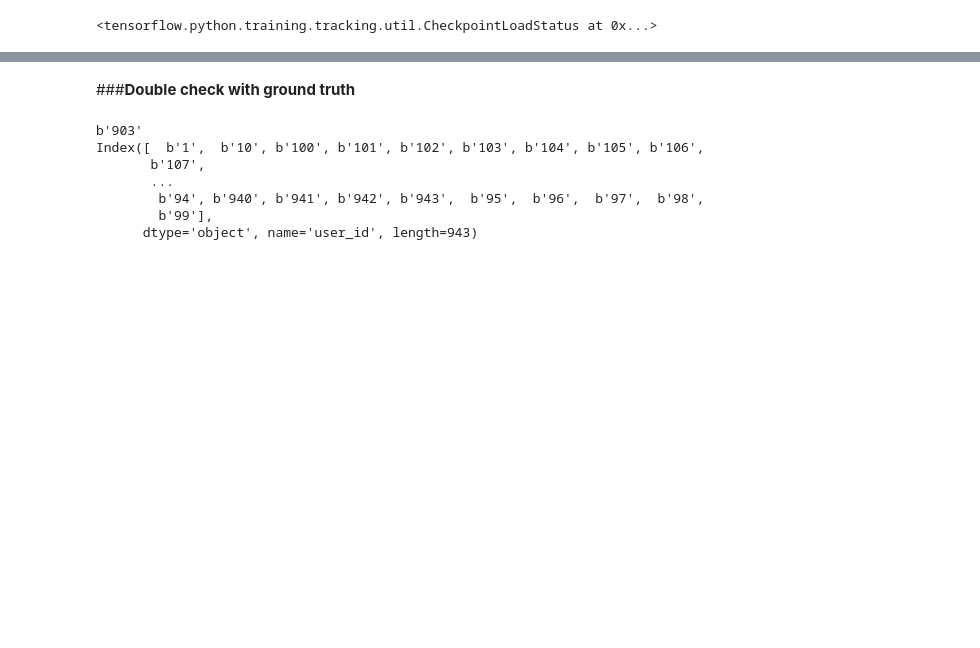
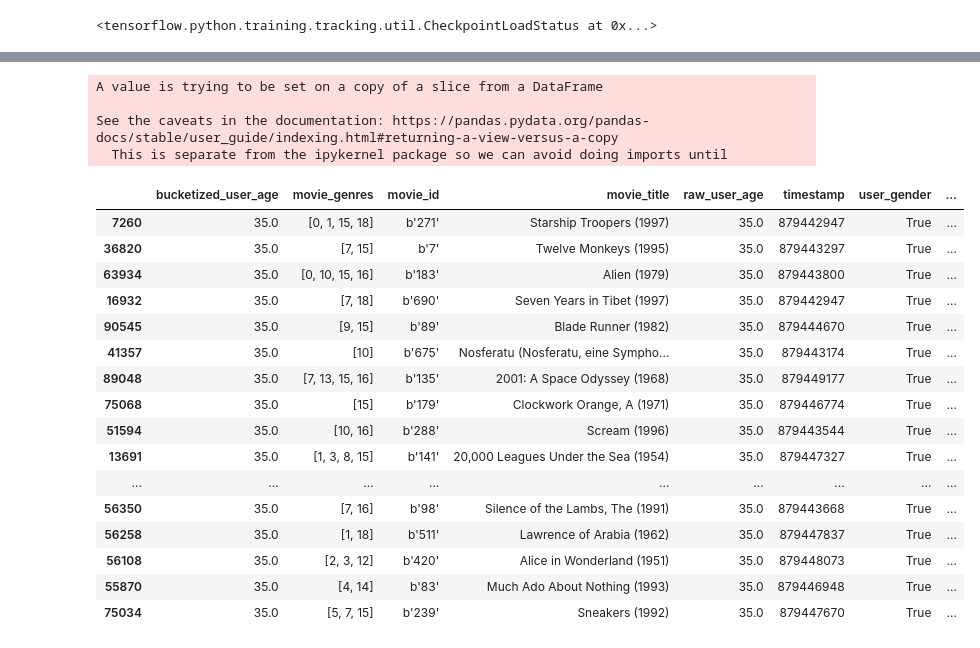
Before and after one commit to tuanle163/Movie_Recommender, a Jupyter notebook: [Multitask]Movie_Recommender.ipynb, the cells around one changed output, grey strips where cells are left out. Saved outputs shown, nothing was run; the diff lists cells and outputs as text; code cells hidden in the pictures; blank space fills up the shorter version.

```diff
--- a/[Multitask]Movie_Recommender.ipynb
+++ b/[Multitask]Movie_Recommender.ipynb
@@ -384,11 +462,13 @@ TypeError: TopK() takes no arguments
 # %%
 # Get recommendations.
-user = str(len(unique_user_ids)-40)
+user = str(len(unique_user_ids)-100)
 scores, titles = scann_index(tf.constant([user]))
+scores = scores
 bf_scores, bf_titles = bf_index(tf.constant([user]))
-print(f"ScaNN Recommendations for user {user}: {titles[0, :10]}")
-print(f'ScaNN Rating scores of user {user}: {scores[0, :10]}')
+bf_scores = bf_scores
+print(f"ScaNN Recommendations for user {user}: {titles[0, :50]}")
+print(f'ScaNN Rating scores of user {user}: {scores[0, :50]}')
 print('='*100)
-print(f'Bruce force Recommendations for user {user}: {bf_titles[0, :10]}')
-print(f'Bruce force Rating scores of user {user}: {bf_scores[0,:10]}')
+print(f'Bruce force Recommendations for user {user}: {bf_titles[0, :50]}')
+print(f'Bruce force Rating scores of user {user}: {bf_scores[0,:50]}')
 # %% [output]
@@ -411,0 +492,21 @@ array([b'138', b'92', b'301', ..., b'262', b'911', b'276'], dtype=object)
+# %%
+# bf_titles.numpy().reshape(10)
+bf_movies_list = pd.DataFrame(bf_titles.numpy().reshape(50), columns=['Movies List'])
+bf_movies_list['Predicted Ratings'] = pd.Series(bf_scores.numpy().reshape(50))
+scann_movies_list = pd.DataFrame(titles.numpy().reshape(50), columns=['Movies List'])
+scann_movies_list['Predicted Ratings'] = pd.Series(scores.numpy().reshape(50))
+
+def clean(row):
+  return str(row).split('\'')[1]
+
+bf_movies_list['Movies List'] = bf_movies_list['Movies List'].apply(clean)
+
+scann_movies_list['Movies List'] = scann_movies_list['Movies List'].apply(clean)
+
+
+print(f'Recommendation for user {user}')
+print('Using brute force search')
+display(bf_movies_list)
+print('='*40)
+print('Using ScaNN search')
+display(scann_movies_list)
@@ -412,19 +552,34 @@ array([b'138', b'92', b'301', ..., b'262', b'911', b'276'], dtype=object)
+# %%
+ratings_df['user_id'] = ratings_df['user_id'].apply(clean)
+ratings_df['movie_title'] = ratings_df['movie_title'].apply(clean)
+# %%
+current_user = ratings_df[ratings_df['user_id']==user]
+# current_user.head()
+current_user.dropna(inplace=True)
+current_user.sort_values('user_rating', ascending=False)[:50]
+# %% [output]
+A value is trying to be set on a copy of a slice from a DataFrame
+
+See the caveats in the documentation: https://pandas.pydata.org/pandas-docs/stable/user_guide/indexing.html#returning-a-view-versus-a-copy
+  This is separate from the ipykernel package so we can avoid doing imports until
+|  | bucketized_user_age | movie_genres | movie_id | movie_title | raw_user_age | timestamp | user_gender | ... |
+| 7260 | 35.0 | [0, 1, 15, 18] | b'271' | Starship Troopers (1997) | 35.0 | 879442947 | True | ... |
+| 36820 | 35.0 | [7, 15] | b'7' | Twelve Monkeys (1995) | 35.0 | 879443297 | True | ... |
+| 63934 | 35.0 | [0, 10, 15, 16] | b'183' | Alien (1979) | 35.0 | 879443800 | True | ... |
+| 16932 | 35.0 | [7, 18] | b'690' | Seven Years in Tibet (1997) | 35.0 | 879442947 | True | ... |
+| 90545 | 35.0 | [9, 15] | b'89' | Blade Runner (1982) | 35.0 | 879444670 | True | ... |
+| 41357 | 35.0 | [10] | b'675' | Nosferatu (Nosferatu, eine Sympho... | 35.0 | 879443174 | True | ... |
+| 89048 | 35.0 | [7, 13, 15, 16] | b'135' | 2001: A Space Odyssey (1968) | 35.0 | 879449177 | True | ... |
+| 75068 | 35.0 | [15] | b'179' | Clockwork Orange, A (1971) | 35.0 | 879446774 | True | ... |
+| 51594 | 35.0 | [10, 16] | b'288' | Scream (1996) | 35.0 | 879443544 | True | ... |
+| 13691 | 35.0 | [1, 3, 8, 15] | b'141' | 20,000 Leagues Under the Sea (1954) | 35.0 | 879447327 | True | ... |
+| ... | ... | ... | ... | ... | ... | ... | ... | ... |
+| 56350 | 35.0 | [7, 16] | b'98' | Silence of the Lambs, The (1991) | 35.0 | 879443668 | True | ... |
+| 56258 | 35.0 | [1, 18] | b'511' | Lawrence of Arabia (1962) | 35.0 | 879447837 | True | ... |
+| 56108 | 35.0 | [2, 3, 12] | b'420' | Alice in Wonderland (1951) | 35.0 | 879448073 | True | ... |
+| 55870 | 35.0 | [4, 14] | b'83' | Much Ado About Nothing (1993) | 35.0 | 879446948 | True | ... |
+| 75034 | 35.0 | [5, 7, 15] | b'239' | Sneakers (1992) | 35.0 | 879447670 | True | ... |
 # %%
 user_ratings = ratings_df.pivot_table(index='user_id', columns='movie_title', values='user_rating', aggfunc='mean')
 user_ratings.sort_values('user_id', ascending=True)
 user_ratings.fillna(0.0, inplace=True)
-# %% [markdown]
-###__Double check with ground truth__
-# %%
-user = f'b\'{str(len(unique_user_ids)-40)}\''
-print(user)
-a = user_ratings.index
-print(a)
-# %% [output]
-b'903'
-Index([  b'1',  b'10', b'100', b'101', b'102', b'103', b'104', b'105', b'106',
-       b'107',
-       ...
-        b'94', b'940', b'941', b'942', b'943',  b'95',  b'96',  b'97',  b'98',
-        b'99'],
-      dtype='object', name='user_id', length=943)
```
Also changed, not shown: parts of 31 cells of this notebook, 1 other file.
